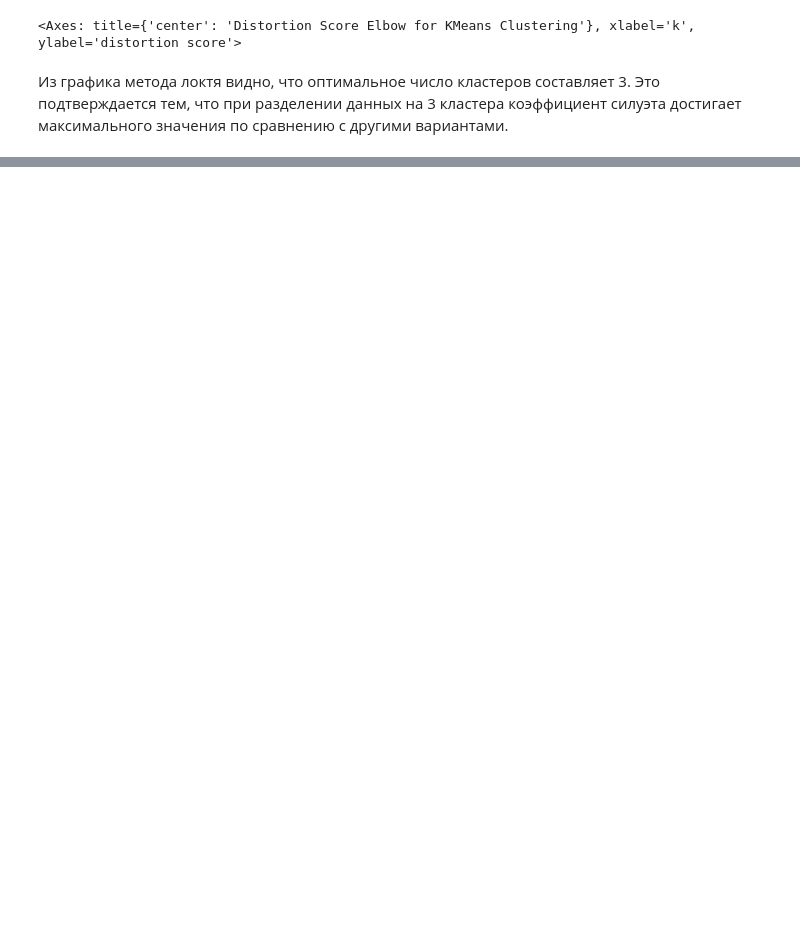
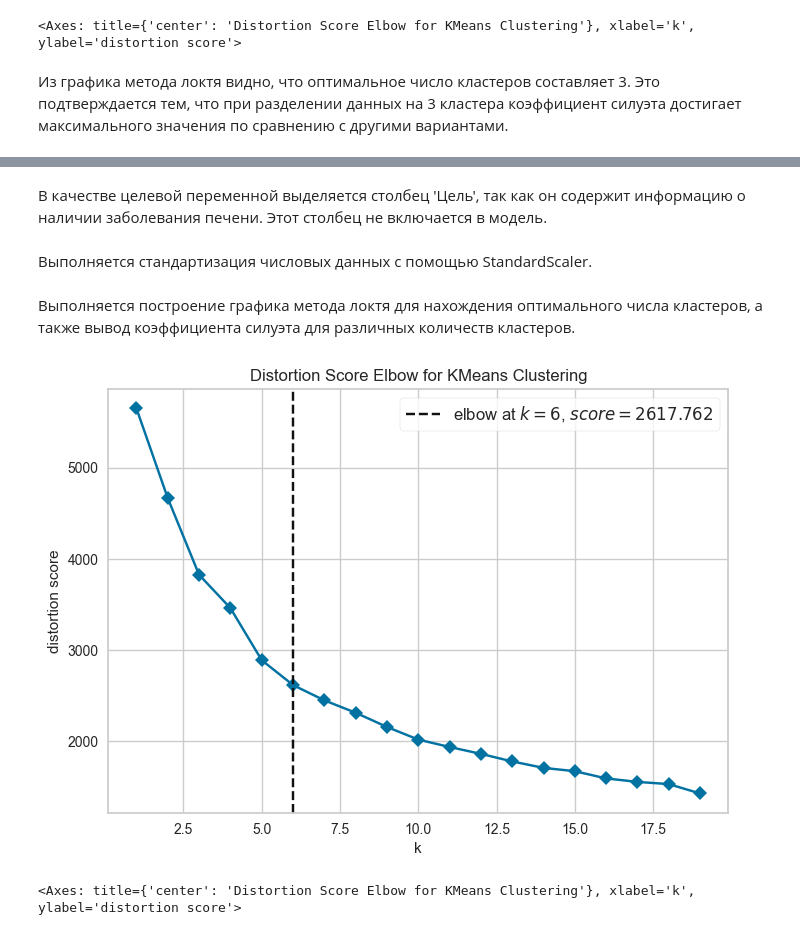
Before and after one commit to MaksimLevchenko/data_analyze_4, a Jupyter notebook: Lr4.ipynb, the cells around one changed output, grey strips where cells are left out. Cells and saved outputs as stored; diff of their text form; code cells hidden in the pictures; blank space fills up the shorter version.

```diff
--- a/Lr4.ipynb
+++ b/Lr4.ipynb
@@ -145,0 +168,4 @@ visualizer.show()
+# %%
+df.drop_duplicates(inplace=True)
+df.dropna(inplace=True)
+df.info()
@@ -145,0 +215,8 @@ visualizer.show()
+# %%
+df['Gender'] = df['Gender'].replace('Mal', 'Male')
+df['Gender'] = df['Gender'].replace(['Male', 'Female'], [1, 0]).astype(int)
+df['Aspartate_Aminotransferase'] = df['Aspartate_Aminotransferase'].replace('3a4', 34).astype(int)
+df['Target'] = df['Target'].replace('yes', 1).astype(int)
+
+df.reset_index(drop=True, inplace=True)
+df.info()
@@ -145,0 +242,22 @@ visualizer.show()
+# %% [markdown]
+В качестве целевой переменной выделяется столбец 'Цель', так как он содержит информацию о наличии заболевания печени. Этот столбец не включается в модель.
+# %%
+y = df['Target']
+x = df.drop('Target', axis=1)
+# %% [markdown]
+Выполняется стандартизация числовых данных с помощью StandardScaler.
+# %%
+scaler = StandardScaler()
+scaler.fit(x)
+x_scaled = scaler.fit_transform(x)
+# %% [markdown]
+Выполняется построение графика метода локтя для нахождения оптимального числа кластеров, а также вывод коэффициента силуэта для различных количеств кластеров.
+# %%
+model = KMeans(random_state=0)
+
+visualizer = KElbowVisualizer(model, k=(1, 20), timings=False) # type: ignore
+visualizer.fit(x_scaled)
+visualizer.show()
+# %% [output]
+[figure, added]
+<Axes: title={'center': 'Distortion Score Elbow for KMeans Clustering'}, xlabel='k', ylabel='distortion score'>
```
Also changed, not shown: parts of 33 cells of this notebook, 1 other file.
